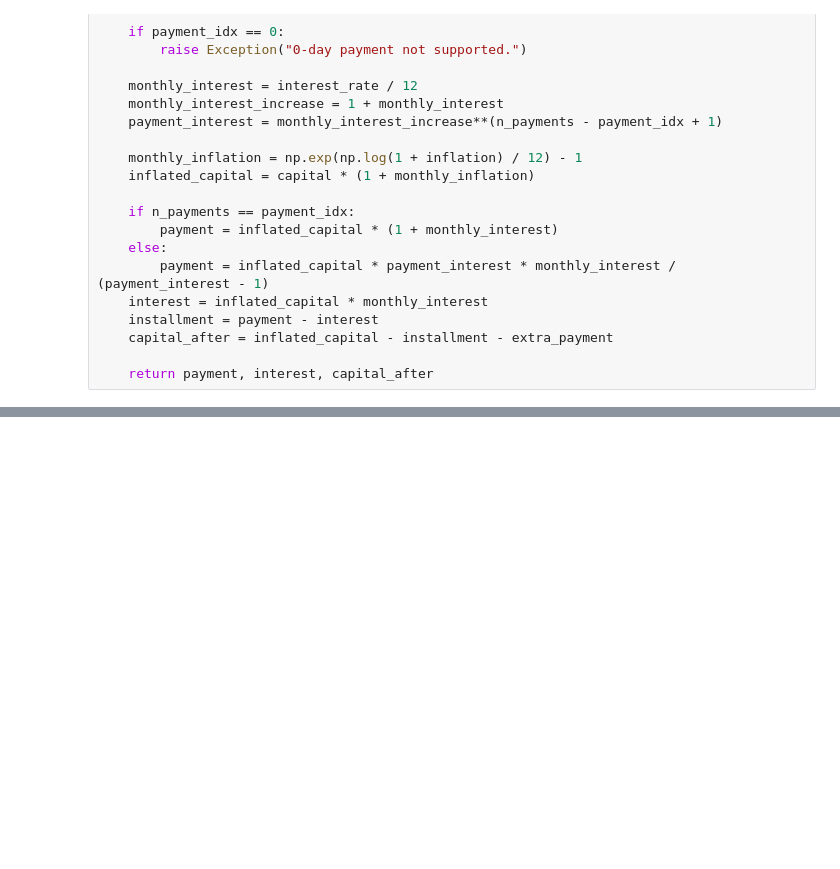
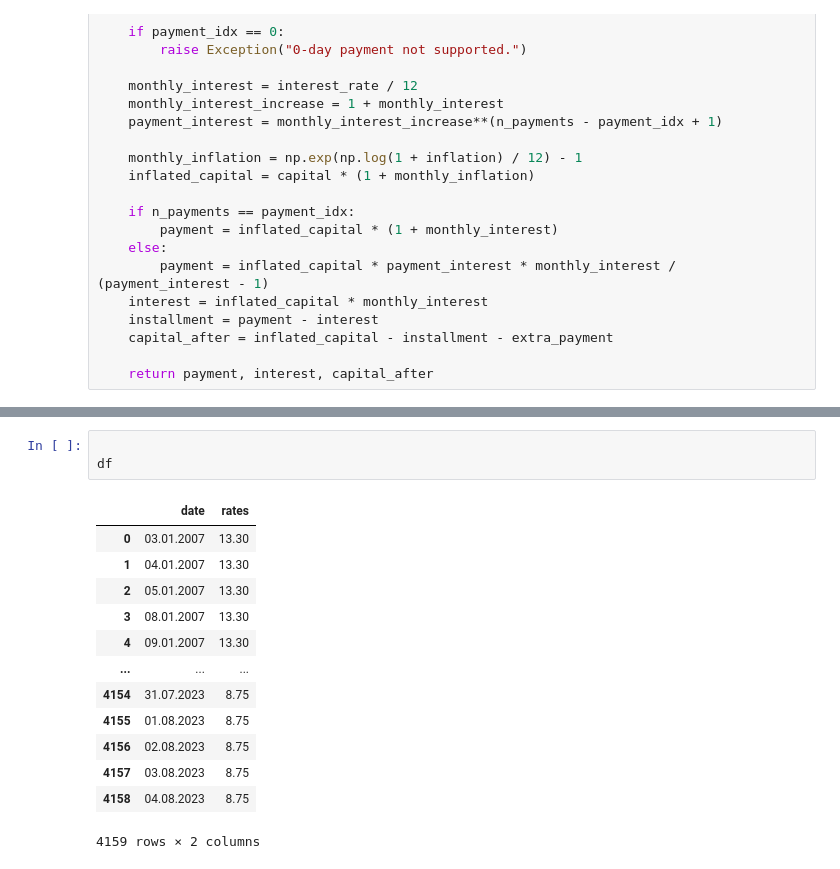
Before and after one commit to Dammi87/ibudarlan, a Jupyter notebook: dev.ipynb, the cells around one changed output, grey strips where cells are left out. Saved outputs shown, nothing was run; the diff lists cells and outputs as text; blank space fills up the shorter version.

```diff
--- a/dev.ipynb
+++ b/dev.ipynb
@@ -218,0 +279,17 @@ df = Loans(60000000, 40000000, 10.0, 2.0, 12*40).calculate('even', True)
+# %%
+
+df
+# %% [output]
+|  | date | rates |
+| 0 | 03.01.2007 | 13.30 |
+| 1 | 04.01.2007 | 13.30 |
+| 2 | 05.01.2007 | 13.30 |
+| 3 | 08.01.2007 | 13.30 |
+| 4 | 09.01.2007 | 13.30 |
+| ... | ... | ... |
+| 4154 | 31.07.2023 | 8.75 |
+| 4155 | 01.08.2023 | 8.75 |
+| 4156 | 02.08.2023 | 8.75 |
+| 4157 | 03.08.2023 | 8.75 |
+| 4158 | 04.08.2023 | 8.75 |
+4159 rows × 2 columns
```
Also changed, not shown: parts of 8 cells of this notebook, 11 other files.
